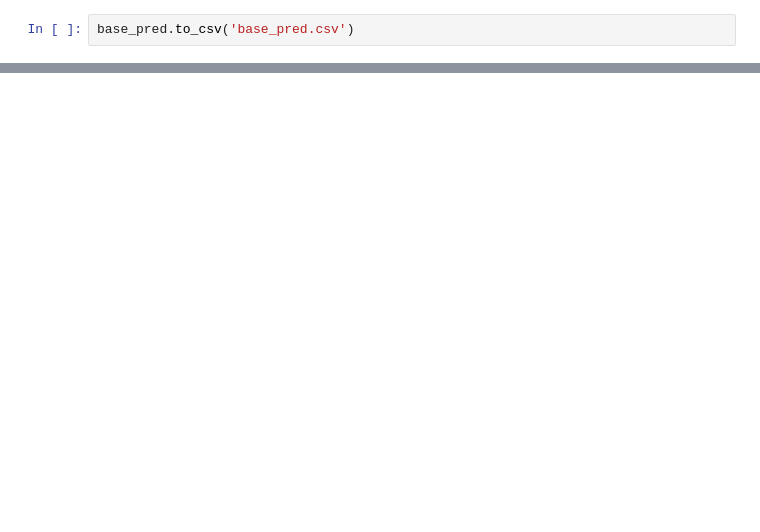
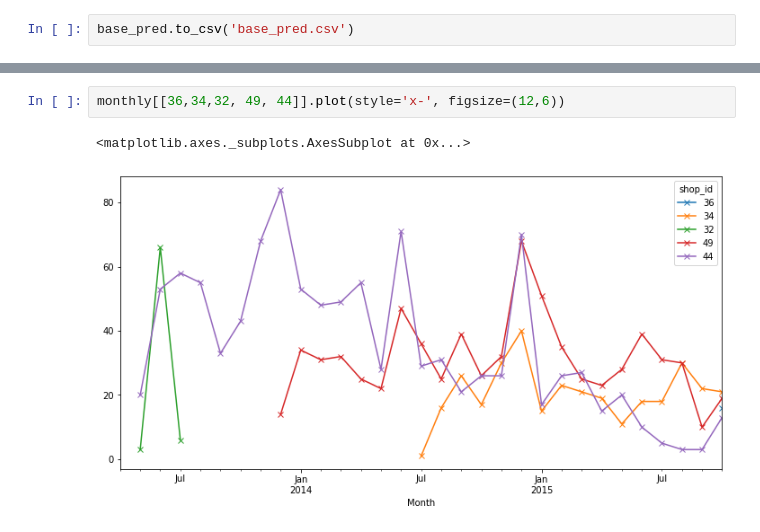
Before and after one commit to lsuazo/HowToWinKaggle, a Jupyter notebook: FinalProject/20200726_ExploratoryWork.ipynb, the cells around one changed output, grey strips where cells are left out. Cells and saved outputs as stored; diff of their text form; blank space fills up the shorter version.

```diff
--- a/FinalProject/20200726_ExploratoryWork.ipynb
+++ b/FinalProject/20200726_ExploratoryWork.ipynb
@@ -110,0 +299,5 @@ ID,item_cnt_month
+# %%
+monthly[[36,34,32, 49, 44]].plot(style='x-', figsize=(12,6))
+# %% [output]
+<matplotlib.axes._subplots.AxesSubplot at 0x...>
+[figure, added]
```
Also changed, not shown: parts of 46 cells of this notebook, 17 other files.
